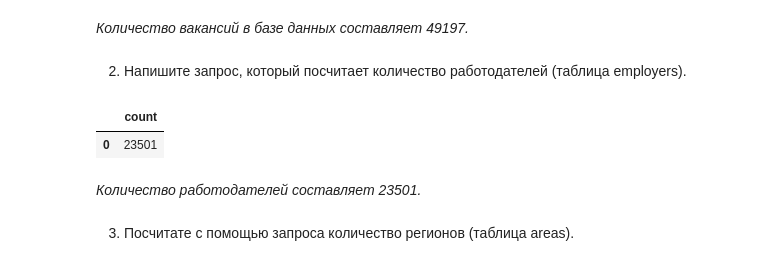
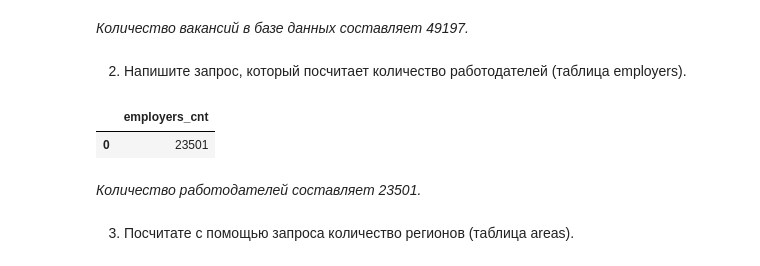
Before and after one commit to medvzlata/sf_data_science, a Jupyter notebook: Project_2/Project_2.ipynb, the cells around one changed output. Saved outputs shown, nothing was run; the diff lists cells and outputs as text; code cells hidden in the pictures.

```diff
--- a/Project_2/Project_2.ipynb
+++ b/Project_2/Project_2.ipynb
@@ -35,14 +35,14 @@ df
 # %% [markdown]
 2. Напишите запрос, который посчитает количество работодателей (таблица employers).
 # %%
-query_3_2 = f'''SELECT COUNT(id)
+query_3_2 = f'''SELECT COUNT(id) AS employers_cnt
            from employers
 '''
 
 df = pd.read_sql_query(query_3_2, connection)
 df
 # %% [output]
-|  | count |
+|  | employers_cnt |
 | 0 | 23501 |
 # %% [markdown]
 *Количество работодателей составляет 23501.*
```
Also changed, not shown: parts of 6 cells of this notebook.
